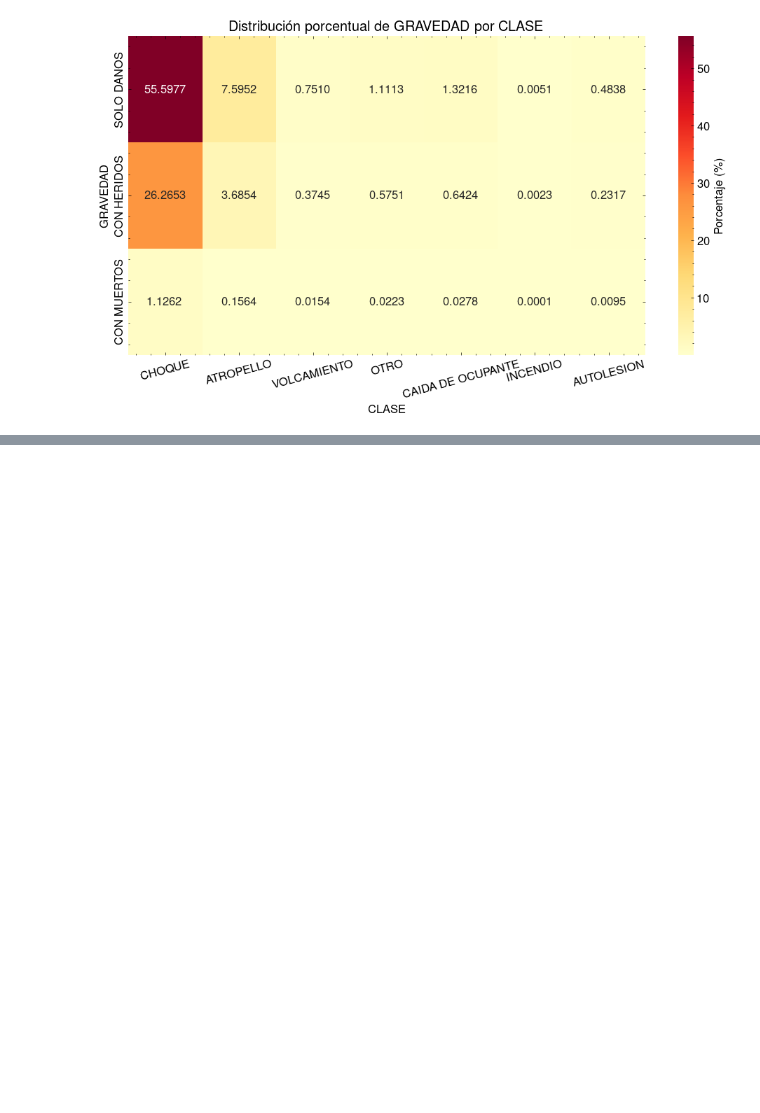
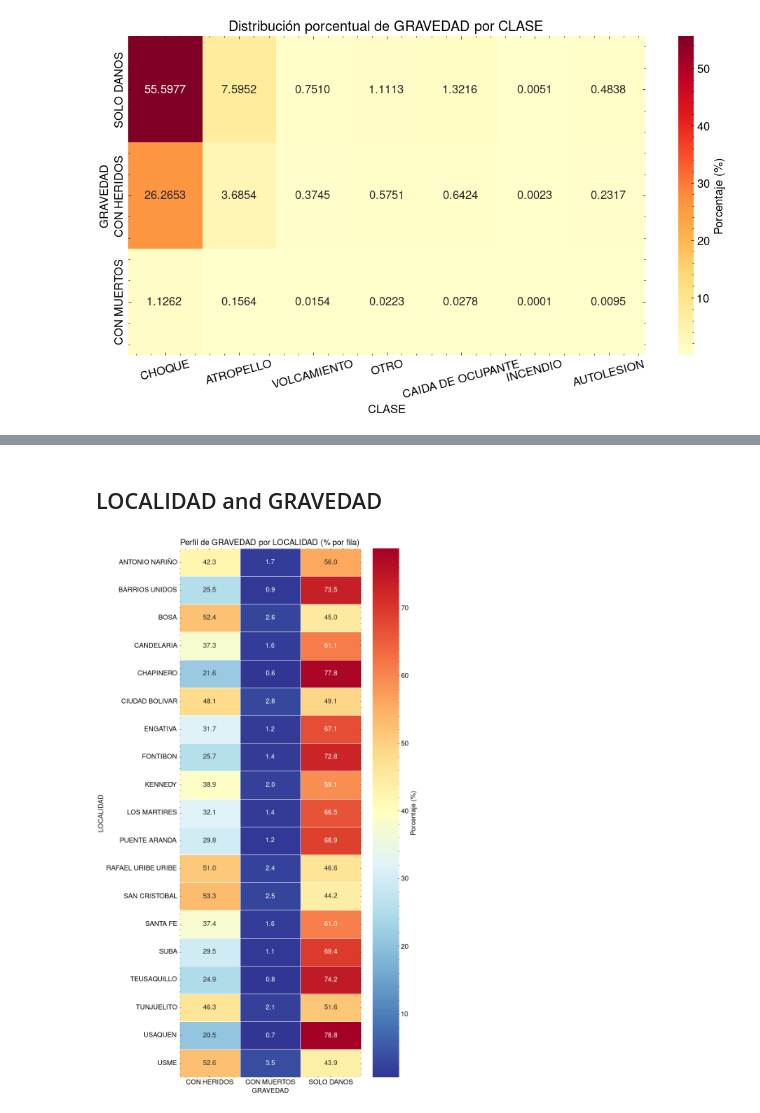
Before and after one commit to dosquisd/AccidentalRiskAnalysis, a Jupyter notebook: src/007_first_heatmaps.ipynb, the cells around one changed output, grey strips where cells are left out. Saved outputs shown, nothing was run; the diff lists cells and outputs as text; code cells hidden in the pictures; blank space fills up the shorter version.

```diff
--- a/src/007_first_heatmaps.ipynb
+++ b/src/007_first_heatmaps.ipynb
@@ -167,0 +248,32 @@ plt.show()
+# %% [markdown]
+## LOCALIDAD and GRAVEDAD
+# %%
+contingency_table = pd.crosstab(
+    original_df["LOCALIDAD"],
+    original_df["GRAVEDAD"],
+)
+
+# Normalize for each locality (each row sums to 100%)
+contingency_pct = contingency_table.div(contingency_table.sum(axis=1), axis=0) * 100
+
+fig, ax = plt.subplots(figsize=(8, 14))
+sns.heatmap(
+    contingency_pct,
+    annot=True,
+    fmt=".1f",
+    cmap="RdYlBu_r",
+    ax=ax,
+    linewidths=0.5,
+    cbar_kws={"label": r"Porcentaje (\%)"},
+)
+
+ax.set_title(r"Perfil de GRAVEDAD por LOCALIDAD (\% por fila)")
+ax.set_xlabel("GRAVEDAD")
+ax.set_ylabel("LOCALIDAD")
+plt.yticks(rotation=0)
+
+fig.tight_layout()
+fig.savefig(HEATMAP_FIGURES_DIR / "localidad_gravedad_profile_original.pdf")
+plt.show()
+# %% [output]
+[figure, added]
```
Also changed, not shown: parts of 9 cells of this notebook, 6 other files.
